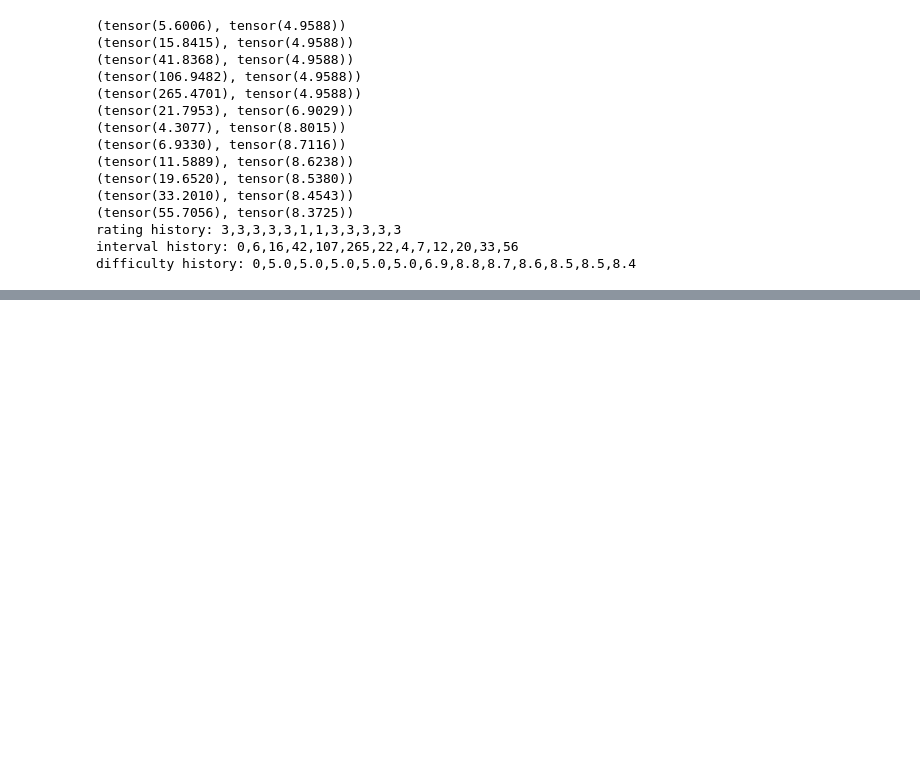
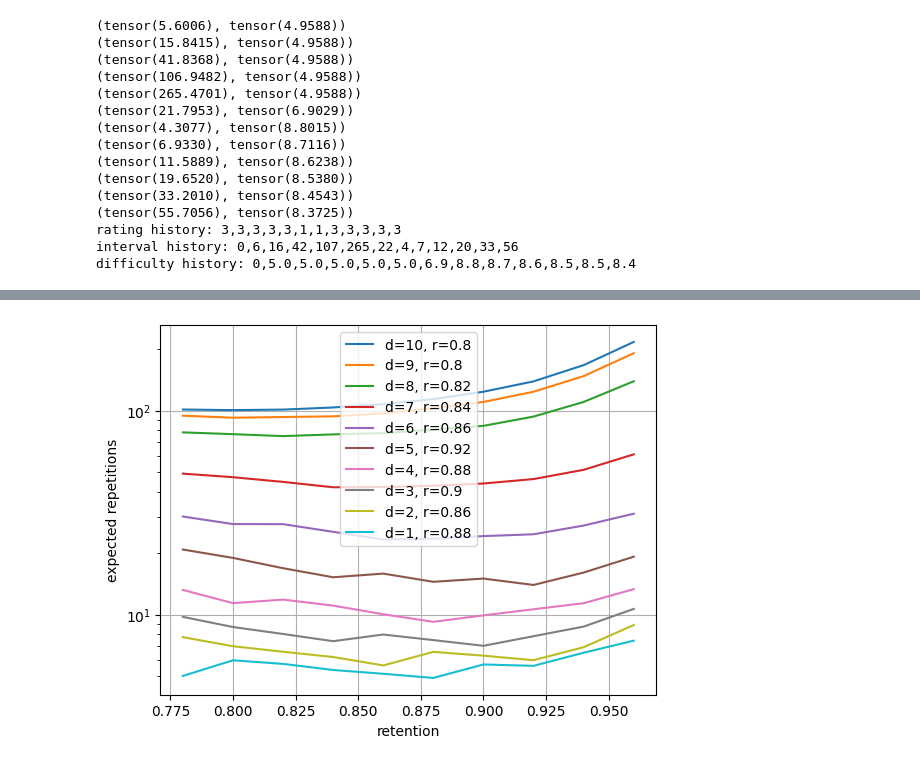
Before and after one commit to open-spaced-repetition/fsrs4anki, a Jupyter notebook: fsrs4anki_optimizer.ipynb, the cells around one changed output, grey strips where cells are left out. Cells and saved outputs as stored; diff of their text form; code cells hidden in the pictures; blank space fills up the shorter version.

Commit message:
suggest optimal retention

```diff
--- a/fsrs4anki_optimizer.ipynb
+++ b/fsrs4anki_optimizer.ipynb
@@ -301,15 +297,14 @@ optimizer = torch.optim.Adam(model.parameters(), lr=5e-4)
 
 dataset = pd.read_csv("./revlog_history.tsv", sep='\t', index_col=None)
 dataset = dataset[(dataset['i'] > 1) & (dataset['delta_t'] > 0) & (dataset['t_history'].str.count(',0') == 0)]
-dataset['tensor'] = dataset.progress_apply(lambda x: lineToTensor(
-    list(zip([x['t_history']], [x['r_history']]))[0]), axis=1)
+dataset['tensor'] = dataset.progress_apply(lambda x: lineToTensor(list(zip([x['t_history']], [x['r_history']]))[0]), axis=1)
 print("Tensorized!")
 
 pre_train_set = dataset[dataset['i'] == 2]
 # pretrain
 epoch_len = len(pre_train_set)
 n_epoch = 1
-pbar = tqdm(desc="pre—train", colour="red", total=epoch_len*n_epoch)
+pbar = tqdm.notebook.tqdm(desc="pre-train", colour="red", total=epoch_len*n_epoch)
 
 for k in range(n_epoch):
     for i, (_, row) in enumerate(shuffle(pre_train_set, random_state=2022 + k).iterrows()):
@@ -336,7 +331,7 @@ train_set = dataset[dataset['i'] > 2]
 epoch_len = len(train_set)
 n_epoch = 1
 print_len = max(epoch_len*n_epoch // 10, 1)
-pbar = tqdm(desc="train", colour="red", total=epoch_len*n_epoch)
+pbar = tqdm.notebook.tqdm(desc="train", colour="red", total=epoch_len*n_epoch)
 
 for k in range(n_epoch):
     for i, (_, row) in enumerate(shuffle(train_set, random_state=2022 + k).iterrows()):
@@ -503,3 +491,78 @@ print(f"difficulty history: {d_history}")
 rating history: 3,3,3,3,3,1,1,3,3,3,3,3
 interval history: 0,6,16,42,107,265,22,4,7,12,20,33,56
 difficulty history: 0,5.0,5.0,5.0,5.0,5.0,6.9,8.8,8.7,8.6,8.5,8.5,8.4
+# %%
+base = 1.01
+index_len = 800
+index_offset = 150
+d_range = 10
+d_offset = 1
+r_repetitions = 1
+f_repetitions = 2.3
+max_repetitions = 200000
+
+
+def stability2index(stability):
+    return int(round(np.log(stability) / np.log(base)) + index_offset)
+
+def init_stability(d):
+    return max(((d - w[2]) / w[3] + 2) * w[1] + w[0], np.power(base, -index_offset))
+
+def cal_next_recall_stability(s, r, d, response):
+    if response == 1:
+        return s * (1 + np.exp(w[6]) * (11 - d) * np.power(s, w[7]) * (np.exp((1 - r) * w[8]) - 1))
+    else:
+        return w[9] * np.power(d, w[10]) * np.power(s, w[11]) * np.exp((1 - r) * w[12])
+
+
+stability_list = np.array([np.power(base, i - index_offset) for i in range(index_len)])
+print(f"terminal stability: {stability_list.max(): .2f}")
+df = pd.DataFrame(columns=["retention", "difficulty", "repetitions"])
+
+for percentage in range(96, 76, -2):
+    recall = percentage / 100
+    print(f"\n-----retention: {percentage}%-----\n")
+    repetitions_list = np.zeros((d_range, index_len))
+    repetitions_list[:,:-1] = max_repetitions
+    for d in range(d_range, 0, -1):
+        s0 = init_stability(d)
+        s0_index = stability2index(s0)
+        diff = max_repetitions
+        while diff > 0.1:
+            s0_repetitions = repetitions_list[d - 1][s0_index]
+            for s_index in range(index_len - 2, -1, -1):
+                stability = stability_list[s_index];
+                interval = max(1, round(stability * np.log(recall) / np.log(0.9)))
+                p_recall = np.power(0.9, interval / stability)
+                recall_s = cal_next_recall_stability(stability, p_recall, d, 1)
+                forget_d = min(d + d_offset, 10)
+                forget_s = cal_next_recall_stability(stability, p_recall, forget_d, 0)
+                recall_s_index = min(stability2index(recall_s), index_len - 1)
+                forget_s_index = max(stability2index(forget_s), 0)
+                recall_repetitions = repetitions_list[d - 1][recall_s_index] + r_repetitions
+                forget_repetitions = repetitions_list[forget_d - 1][forget_s_index] + f_repetitions
+                exp_repetitions = p_recall * recall_repetitions + (1.0 - p_recall) * forget_repetitions
+                if exp_repetitions < repetitions_list[d - 1][s_index]:
+                    repetitions_list[d - 1][s_index] = exp_repetitions
+            diff = s0_repetitions - repetitions_list[d - 1][s0_index]
+        print("requested retention: %.2f\tinitial difficulty: %d\texpected repetitions: %.2f" % (recall, d, s0_repetitions))
+        df.loc[0 if pd.isnull(df.index.max()) else df.index.max() + 1] = [recall, d, s0_repetitions]
+
+df.sort_values(by=["difficulty", "retention"], inplace=True)
+df.to_csv("./result_py.csv", index=False)
+
+optimal_retention_list = []
+for d in range(d_range, 0, -1):
+    retention = df[df["difficulty"] == d]["retention"]
+    repetitions = df[df["difficulty"] == d]["repetitions"]
+    optimal_retention = retention.iat[repetitions.argmin()]
+    optimal_retention_list.append(optimal_retention)
+    plt.plot(retention, repetitions, label=f"d={d}, r={optimal_retention}")
+print(f"\n-----suggested retention: {sum(optimal_retention_list)/len(optimal_retention_list):.2f}-----")
+plt.ylabel("expected repetitions")
+plt.xlabel("retention")
+plt.legend()
+plt.grid()
+plt.semilogy()
+plt.show()
+# %% [output]
@@ -505,0 +586 @@ difficulty history: 0,5.0,5.0,5.0,5.0,5.0,6.9,8.8,8.7,8.6,8.5,8.5,8.4
+[figure, added]
```
Also changed, not shown: parts of 7 cells of this notebook.
